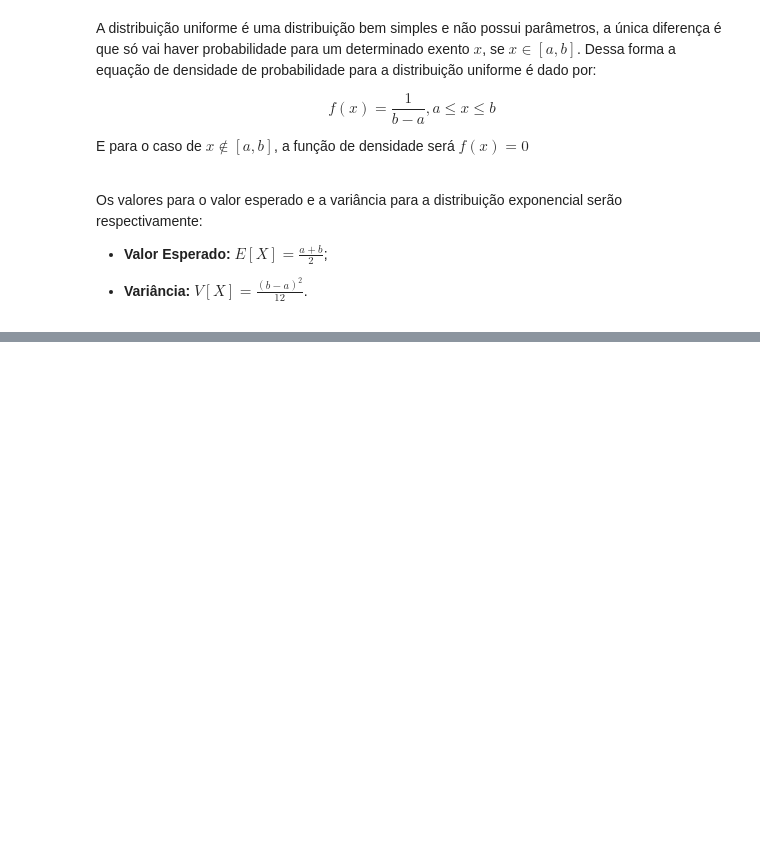
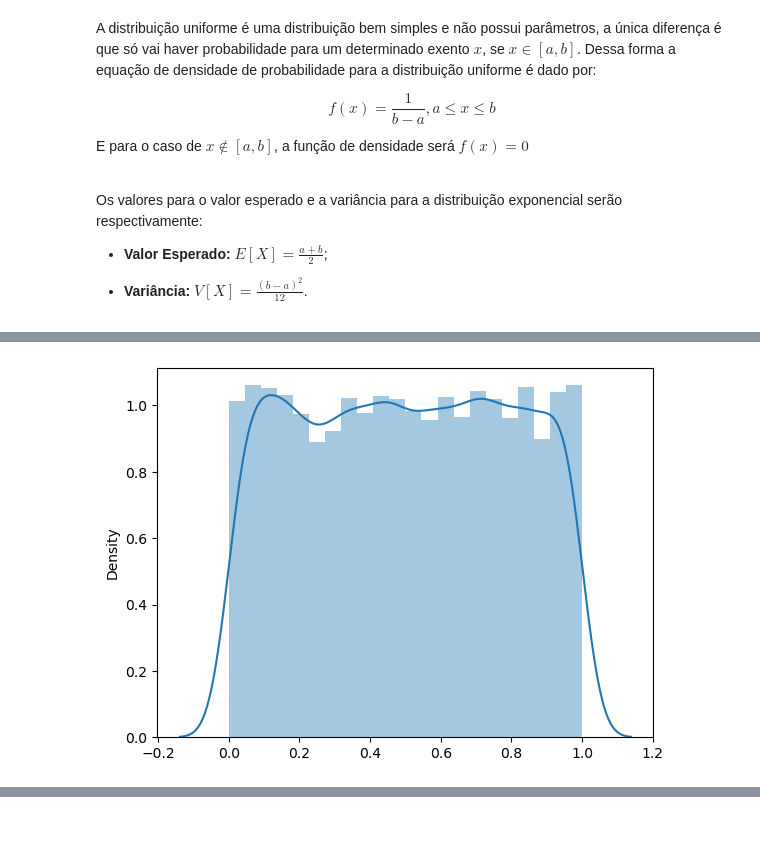
Before and after one commit to hjcostabr76/ml, a Jupyter notebook: case/_exercise/ame/04-estatistica/nb_dist_probabilidade.ipynb, the cells around one changed output, grey strips where cells are left out. Drawn from its saved outputs; the diff is of its cells as text; code cells hidden in the pictures; blank space fills up the shorter version.

```diff
--- a/case/_exercise/ame/04-estatistica/nb_dist_probabilidade.ipynb
+++ b/case/_exercise/ame/04-estatistica/nb_dist_probabilidade.ipynb
@@ -230,0 +435,14 @@ Os valores para o valor esperado e a variância para a distribuição exponencia
+# %%
+# Definindo um numero de amostras
+N = 10000
+
+#criando as amostras
+amostra = np.random.uniform(0, 1, N)
+
+# Mostrando a distribuição e o histograma
+sns.distplot(amostra)
+
+# mostrando o gráfico
+plt.show()
+# %% [output]
+[figure, added]
```
Also changed, not shown: parts of 23 cells of this notebook.
